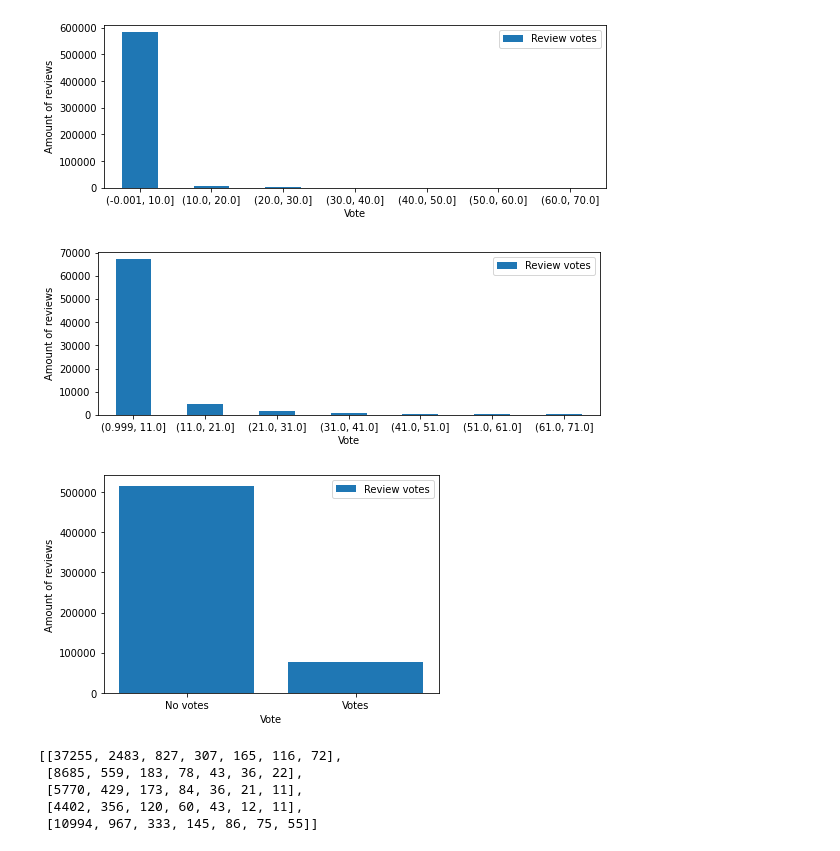
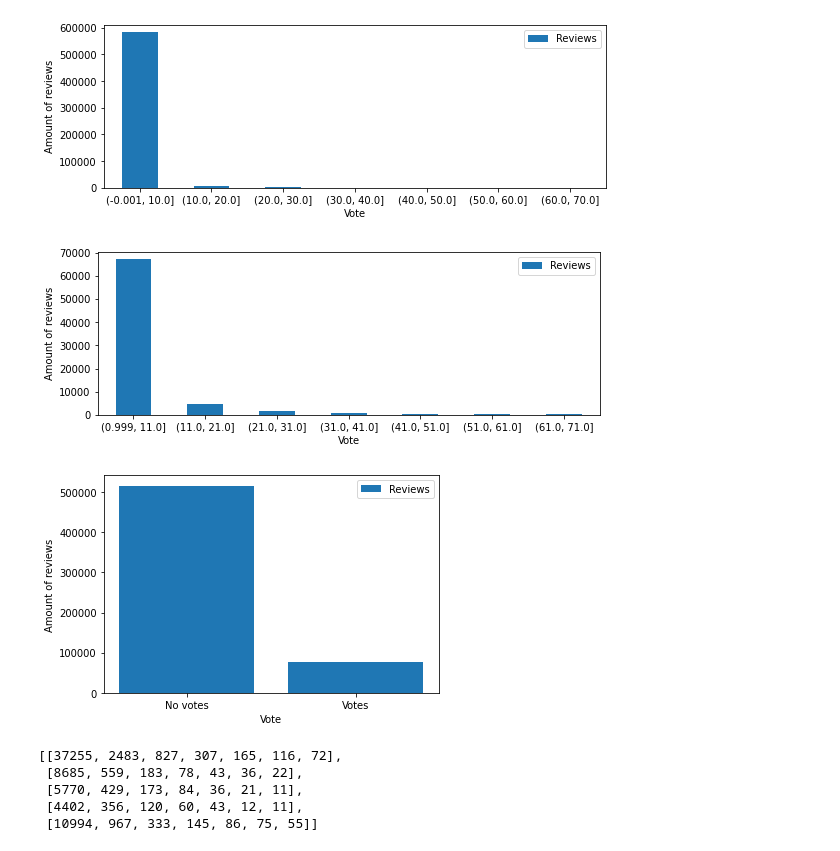
Before and after one commit to AndreasPB/aa-final-project-stuff, a Jupyter notebook: src/plots/vote_plot.ipynb, the cells around one changed output. Cells and saved outputs as stored; diff of their text form; code cells hidden in the pictures.

```diff
--- a/src/plots/vote_plot.ipynb
+++ b/src/plots/vote_plot.ipynb
@@ -23,23 +23,23 @@ df
 # %%
 bins = list(range(0, 75, 10))
 df["vote"].value_counts(bins=bins).plot(figsize=(9, 3), kind="bar", rot=0)
 plt.ylabel("Amount of reviews")
 plt.xlabel("Vote")
-plt.legend(["Review votes"])
+plt.legend(["Reviews"])
 if EXPORT_PLOTS:
     plt.savefig("../../report/img/votes_binned_including_0.pdf", bbox_inches="tight")
 # %% [output]
-[figure, old version]
+[figure, new version]
 # %%
 bins = list(range(1, 75, 10))
 df["vote"].value_counts(bins=bins).plot(figsize=(9, 3), kind="bar", rot=0)
 plt.ylabel("Amount of reviews")
 plt.xlabel("Vote")
-plt.legend(["Review votes"])
+plt.legend(["Reviews"])
 if EXPORT_PLOTS:
     plt.savefig("../../report/img/votes_binned_excluding_0.pdf", bbox_inches="tight")
 # %% [output]
-[figure, old version]
+[figure, new version]
 # %%
 votes = df["vote"].value_counts()
 no_votes = votes[0].sum()
@@ -47,11 +47,11 @@ has_votes = votes[1:].sum()
 plt.bar(["No votes", "Votes"], [no_votes, has_votes])
 plt.ylabel("Amount of reviews")
 plt.xlabel("Vote")
-plt.legend(["Review votes"])
+plt.legend(["Reviews"])
 if EXPORT_PLOTS:
     plt.savefig("../../report/img/no_votes_vs_votes.pdf", bbox_inches="tight")
 # %% [output]
-[figure, old version]
+[figure, new version]
 # %%
 bins = list(range(1, 75, 10))  # [1, 11, 21, 31, 41, 51, 61, 71]
 
```
Also changed, not shown: parts of 2 cells of this notebook, 5 other files.
